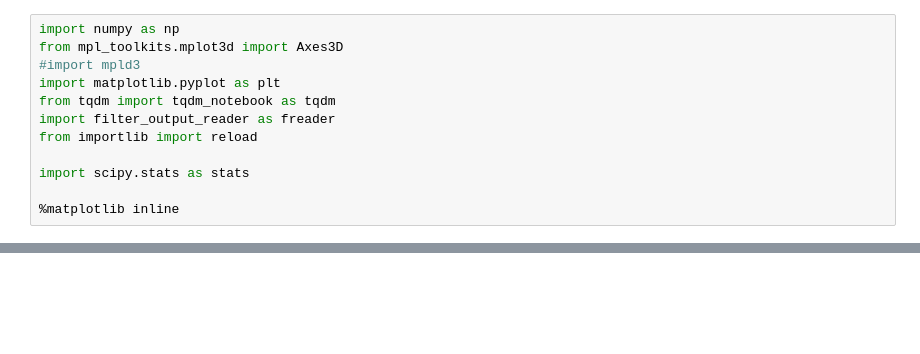
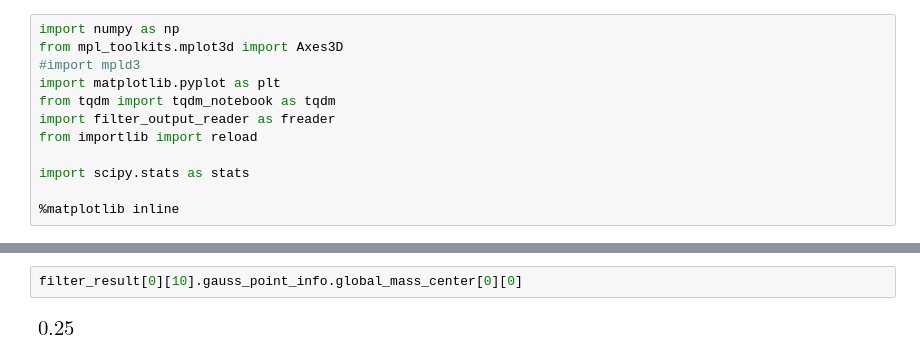
Before and after one commit to lanl/tardigrade-overlap-coupling, a Jupyter notebook: src/python/generate_example_data.ipynb, the cells around one changed output, grey strips where cells are left out. Cells and saved outputs as stored; diff of their text form; blank space fills up the shorter version.

```diff
--- a/src/python/generate_example_data.ipynb
+++ b/src/python/generate_example_data.ipynb
@@ -72,0 +328,4 @@ MicromorphicFilterData:
+# %%
+filter_result[0][10].gauss_point_info.global_mass_center[0][0]
+# %% [output]
+[figure, added]
```
Also changed, not shown: parts of 25 cells of this notebook, 6 other files.
